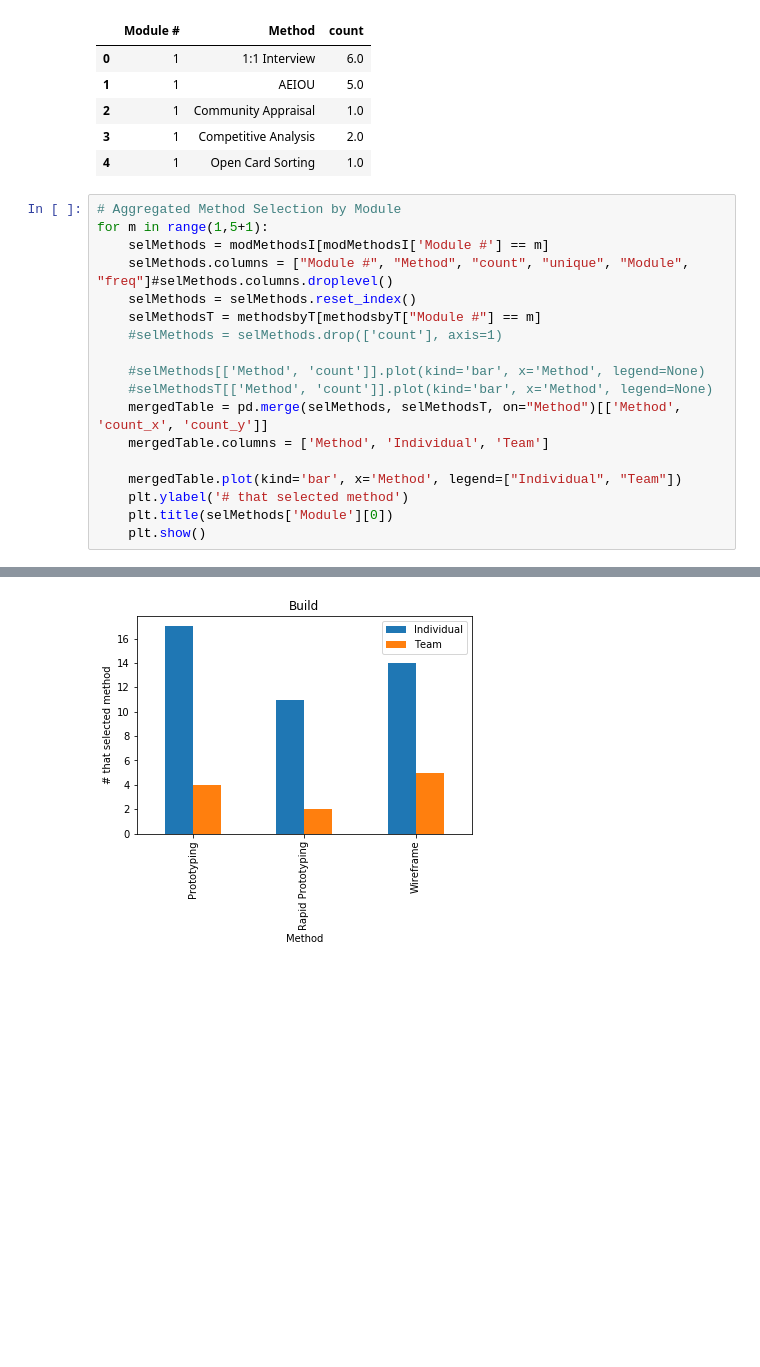
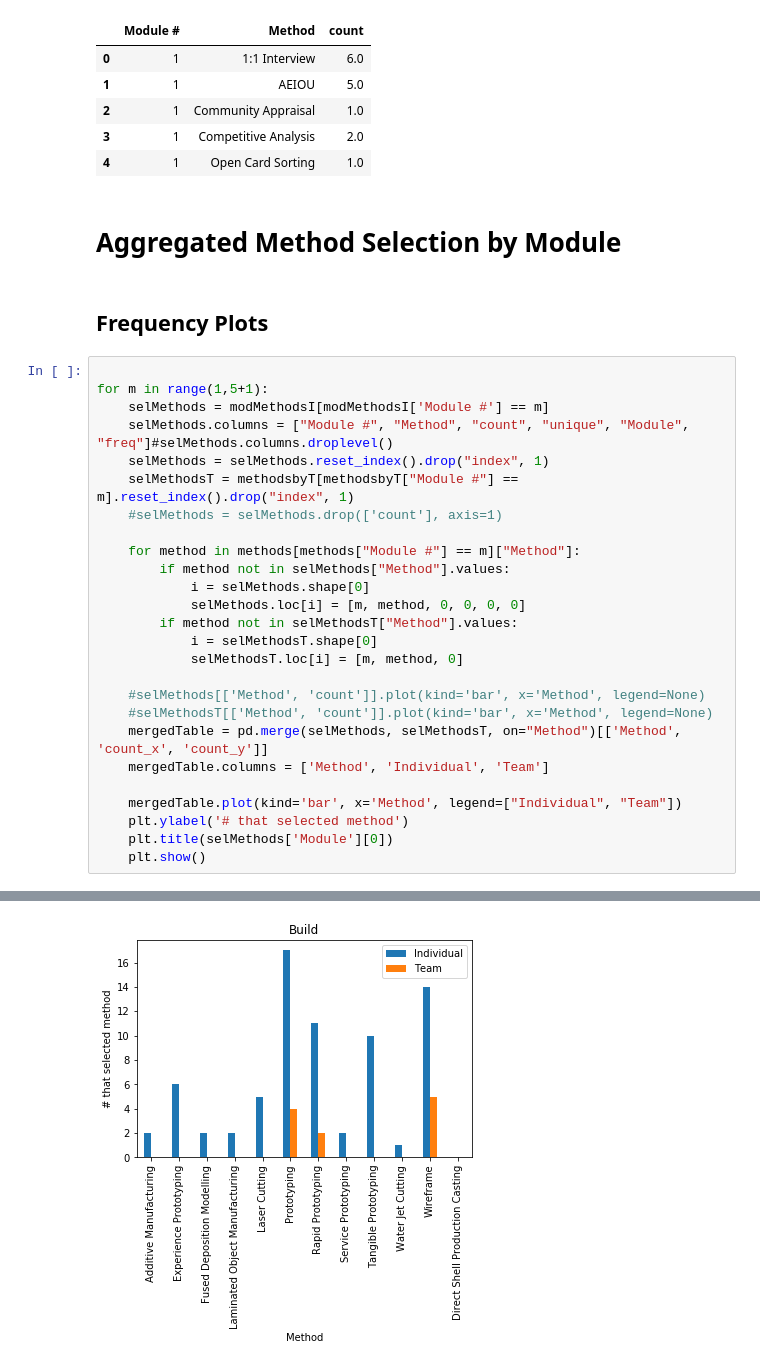
Before and after one commit to henryee333/tDX, a Jupyter notebook: Response Analysis.ipynb, the cells around one changed output, grey strips where cells are left out. Cells and saved outputs as stored; diff of their text form; blank space fills up the shorter version.

Commit message:
corrected distributions to show methods not in the intersection

```diff
--- a/Response Analysis.ipynb
+++ b/Response Analysis.ipynb
@@ -381,14 +460,26 @@ methodsbyT.head()
 | 2 | 1 | Community Appraisal | 1.0 |
 | 3 | 1 | Competitive Analysis | 2.0 |
 | 4 | 1 | Open Card Sorting | 1.0 |
+# %% [markdown]
+# Aggregated Method Selection by Module
+# %% [markdown]
+## Frequency Plots
 # %%
-# Aggregated Method Selection by Module
+
 for m in range(1,5+1):
     selMethods = modMethodsI[modMethodsI['Module #'] == m]
     selMethods.columns = ["Module #", "Method", "count", "unique", "Module", "freq"]#selMethods.columns.droplevel()
-    selMethods = selMethods.reset_index()
-    selMethodsT = methodsbyT[methodsbyT["Module #"] == m]
+    selMethods = selMethods.reset_index().drop("index", 1)
+    selMethodsT = methodsbyT[methodsbyT["Module #"] == m].reset_index().drop("index", 1)
     #selMethods = selMethods.drop(['count'], axis=1)
+
+    for method in methods[methods["Module #"] == m]["Method"]:
+        if method not in selMethods["Method"].values:
+            i = selMethods.shape[0]
+            selMethods.loc[i] = [m, method, 0, 0, 0, 0]
+        if method not in selMethodsT["Method"].values:
+            i = selMethodsT.shape[0]
+            selMethodsT.loc[i] = [m, method, 0]
 
     #selMethods[['Method', 'count']].plot(kind='bar', x='Method', legend=None)
     #selMethodsT[['Method', 'count']].plot(kind='bar', x='Method', legend=None)
@@ -406 +497 @@ for m in range(1,5+1):
-[figure, old version]
+[figure, new version]
```
Also changed, not shown: parts of 19 cells of this notebook.
